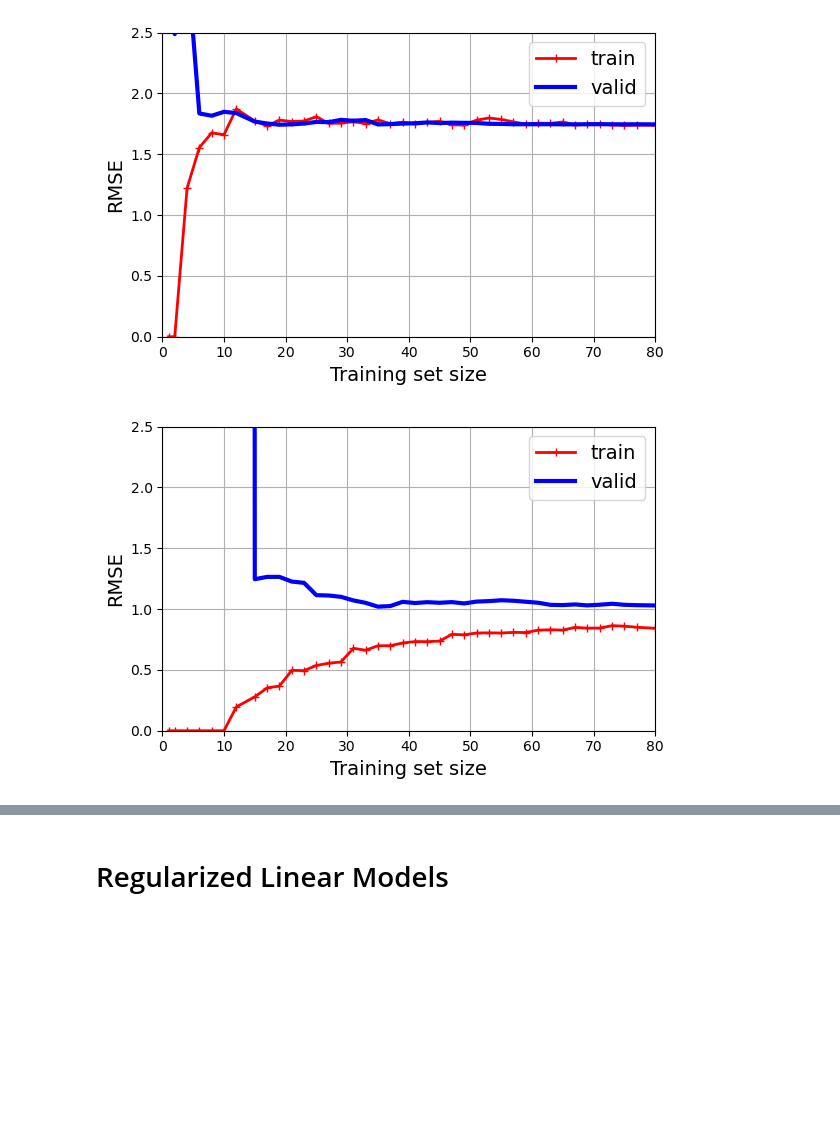
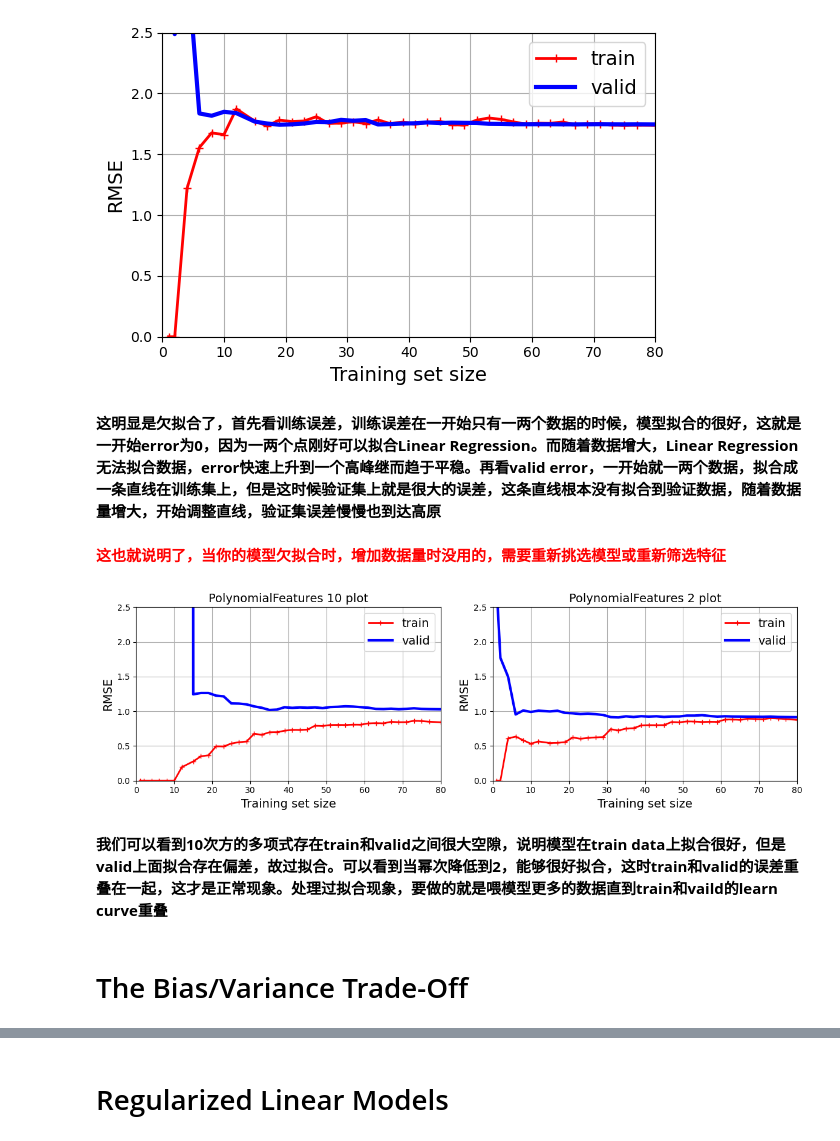
Before and after one commit to zhouchiji/handson-ml3, a Jupyter notebook: 04_training_linear_models.ipynb, the cells around one changed output, grey strips where cells are left out. Drawn from its saved outputs; the diff is of its cells as text; code cells hidden in the pictures; blank space fills up the shorter version.

Commit message:
bias/variance trade off

```diff
--- a/04_training_linear_models.ipynb
+++ b/04_training_linear_models.ipynb
@@ -553,31 +560,57 @@ save_fig("underfitting_learning_curves_plot")
 plt.show()
 # %% [output]
 [figure]
+# %% [markdown]
+**这明显是欠拟合了，首先看训练误差，训练误差在一开始只有一两个数据的时候，模型拟合的很好，这就是一开始error为0，因为一两个点刚好可以拟合Linear Regression。而随着数据增大，Linear Regression无法拟合数据，error快速上升到一个高峰继而趋于平稳。再看valid error，一开始就一两个数据，拟合成一条直线在训练集上，但是这时候验证集上就是很大的误差，这条直线根本没有拟合到验证数据，随着数据量增大，开始调整直线，验证集误差慢慢也到达高原**
+# %% [markdown]
+**<font color='red'>这也就说明了，当你的模型欠拟合时，增加数据量时没用的，需要重新挑选模型或重新筛选特征</font>**
 # %%
 from sklearn.pipeline import make_pipeline
 
-polynomial_regression = make_pipeline(
+polynomial10_regression = make_pipeline(
     PolynomialFeatures(degree=10, include_bias=False),
     LinearRegression())
-
+polynomial2_regression = make_pipeline(
+    PolynomialFeatures(degree=2, include_bias=False),
+    LinearRegression())
 train_sizes, train_scores, valid_scores = learning_curve(
-    polynomial_regression, X, y, train_sizes=np.linspace(0.01, 1.0, 40), cv=5,
+    polynomial10_regression, X, y, train_sizes=np.linspace(0.01, 1.0, 40), cv=5,
     scoring="neg_root_mean_squared_error")
+train_sizes2, train_scores2, valid_scores2 = learning_curve(
+    polynomial2_regression, X, y, train_sizes=np.linspace(0.01, 1.0, 40), cv=5,
+    scoring="neg_root_mean_squared_error")
 # %%
 # extra code – generates and saves Figure 4–16
 
 train_errors = -train_scores.mean(axis=1)
 valid_errors = -valid_scores.mean(axis=1)
+train_errors2 = -train_scores2.mean(axis=1)
+valid_errors2 = -valid_scores2.mean(axis=1)
 
-plt.figure(figsize=(6, 4))
+plt.figure(figsize=(12, 4))
+plt.subplot(121)
+plt.title('PolynomialFeatures 10 plot')
 plt.plot(train_sizes, train_errors, "r-+", linewidth=2, label="train")
 plt.plot(train_sizes, valid_errors, "b-", linewidth=3, label="valid")
 plt.legend(loc="upper right")
 plt.xlabel("Training set size")
 plt.ylabel("RMSE")
 plt.grid()
 plt.axis([0, 80, 0, 2.5])
+plt.subplot(122)
+plt.title('PolynomialFeatures 2 plot')
+plt.plot(train_sizes2, train_errors2, "r-+", linewidth=2, label="train")
+plt.plot(train_sizes2, valid_errors2, "b-", linewidth=3, label="valid")
+plt.legend(loc="upper right")
+plt.xlabel("Training set size")
+plt.ylabel("RMSE")
+plt.grid()
+plt.axis([0, 80, 0, 2.5])
 save_fig("learning_curves_plot")
 plt.show()
 # %% [output]
-[figure, old version]
+[figure, new version]
+# %% [markdown]
+**我们可以看到10次方的多项式存在train和valid之间很大空隙，说明模型在train data上拟合很好，但是valid上面拟合存在偏差，故过拟合。可以看到当幂次降低到2，能够很好拟合，这时train和valid的误差重叠在一起，这才是正常现象。处理过拟合现象，要做的就是喂模型更多的数据直到train和vaild的learn curve重叠**
+# %% [markdown]
+#  The Bias/Variance Trade-Off
```
Also changed, not shown: parts of 4 cells of this notebook.
